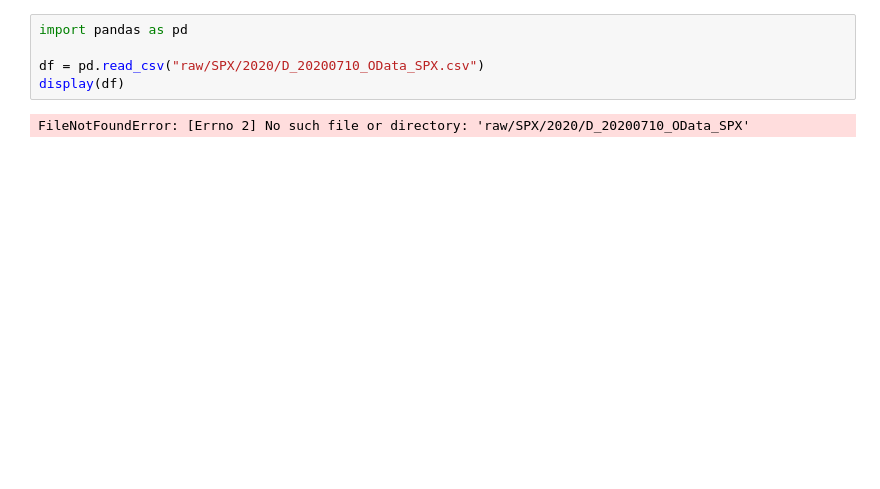
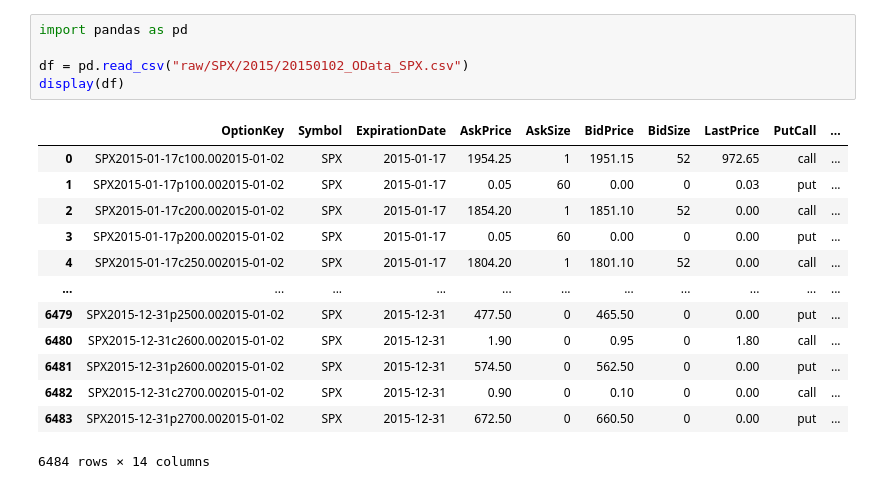
Before and after one commit to swbuchanan/implied-stock-distributions, a Jupyter notebook: data/inspection.ipynb, the cells around one changed output. Drawn from its saved outputs; the diff is of its cells as text; blank space fills up the shorter version.

```diff
--- a/data/inspection.ipynb
+++ b/data/inspection.ipynb
@@ -1,7 +1,19 @@
 # %%
 import pandas as pd
 
-df = pd.read_csv("raw/SPX/2020/D_20200710_OData_SPX.csv")
+df = pd.read_csv("raw/SPX/2015/20150102_OData_SPX.csv")
 display(df)
 # %% [output]
+|  | OptionKey | Symbol | ExpirationDate | AskPrice | AskSize | BidPrice | BidSize | LastPrice | PutCall | ... |
+| 0 | SPX2015-01-17c100.002015-01-02 | SPX | 2015-01-17 | 1954.25 | 1 | 1951.15 | 52 | 972.65 | call | ... |
+| 1 | SPX2015-01-17p100.002015-01-02 | SPX | 2015-01-17 | 0.05 | 60 | 0.00 | 0 | 0.03 | put | ... |
+| 2 | SPX2015-01-17c200.002015-01-02 | SPX | 2015-01-17 | 1854.20 | 1 | 1851.10 | 52 | 0.00 | call | ... |
+| 3 | SPX2015-01-17p200.002015-01-02 | SPX | 2015-01-17 | 0.05 | 60 | 0.00 | 0 | 0.00 | put | ... |
+| 4 | SPX2015-01-17c250.002015-01-02 | SPX | 2015-01-17 | 1804.20 | 1 | 1801.10 | 52 | 0.00 | call | ... |
+| ... | ... | ... | ... | ... | ... | ... | ... | ... | ... | ... |
+| 6479 | SPX2015-12-31p2500.002015-01-02 | SPX | 2015-12-31 | 477.50 | 0 | 465.50 | 0 | 0.00 | put | ... |
+| 6480 | SPX2015-12-31c2600.002015-01-02 | SPX | 2015-12-31 | 1.90 | 0 | 0.95 | 0 | 1.80 | call | ... |
+| 6481 | SPX2015-12-31p2600.002015-01-02 | SPX | 2015-12-31 | 574.50 | 0 | 562.50 | 0 | 0.00 | put | ... |
+| 6482 | SPX2015-12-31c2700.002015-01-02 | SPX | 2015-12-31 | 0.90 | 0 | 0.10 | 0 | 0.00 | call | ... |
+| 6483 | SPX2015-12-31p2700.002015-01-02 | SPX | 2015-12-31 | 672.50 | 0 | 660.50 | 0 | 0.00 | put | ... |
-FileNotFoundError: [Errno 2] No such file or directory: 'raw/SPX/2020/D_20200710_OData_SPX'
+6484 rows × 14 columns
```
Also changed, not shown: parts of 1 cell of this notebook, 5 other files.
